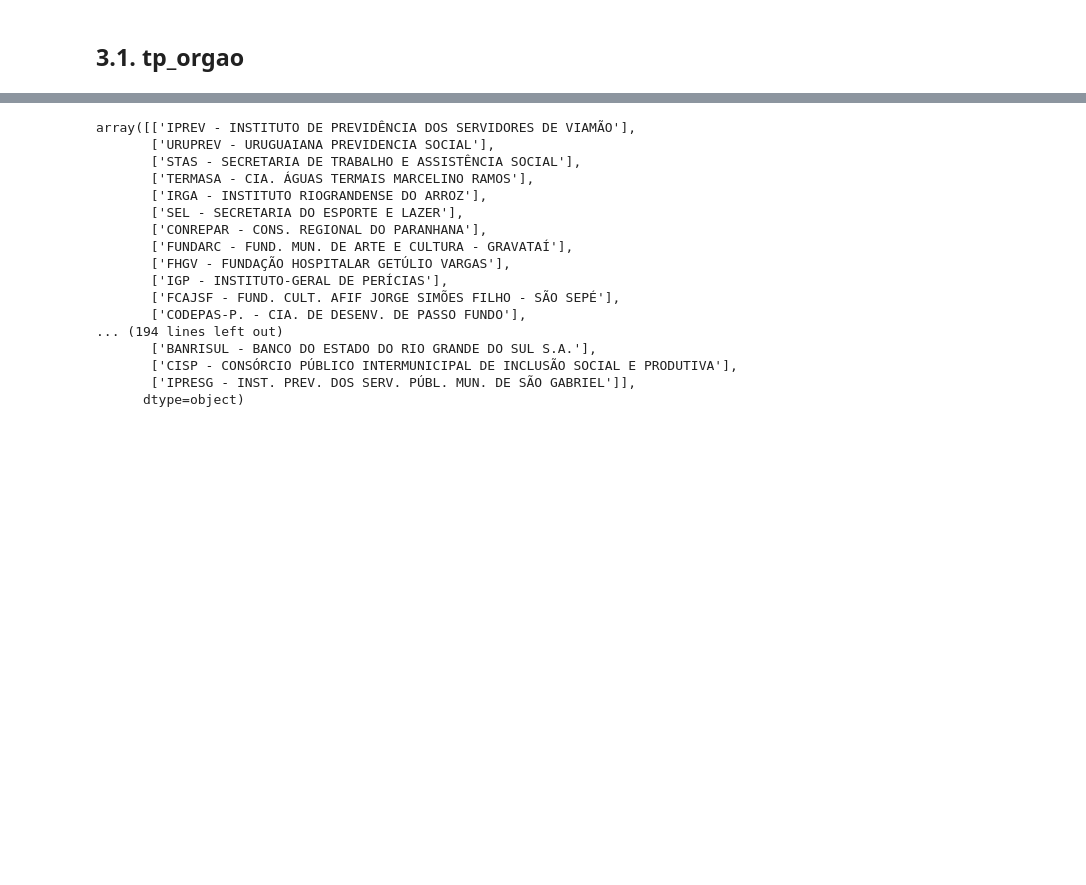
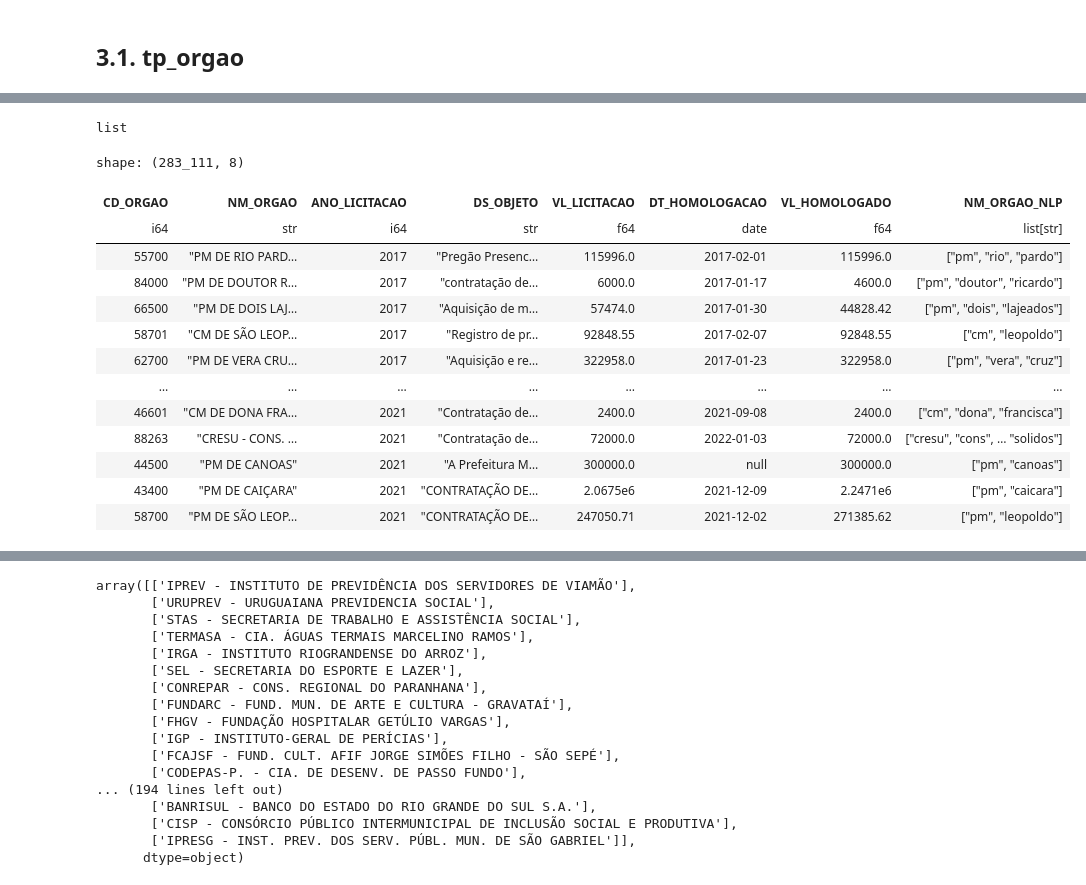
Before and after one commit to brunodifranco/mestrado-ufrgs-cmp617-tce, a Jupyter notebook: research/feature_engineering.ipynb, the cells around one changed output, grey strips where cells are left out. Drawn from its saved outputs; the diff is of its cells as text; code cells hidden in the pictures; blank space fills up the shorter version.

```diff
--- a/research/feature_engineering.ipynb
+++ b/research/feature_engineering.ipynb
@@ -412,0 +602,21 @@ others = ['SUPERINTENDÊNCIA DO PORTO DE RIO GRANDE',
+# %%
+type(banks)
+# %% [output]
+list
+# %%
+df.collect()
+# %% [output]
+shape: (283_111, 8)
+| CD_ORGAO | NM_ORGAO | ANO_LICITACAO | DS_OBJETO | VL_LICITACAO | DT_HOMOLOGACAO | VL_HOMOLOGADO | NM_ORGAO_NLP |
+| i64 | str | i64 | str | f64 | date | f64 | list[str] |
+| 55700 | "PM DE RIO PARD… | 2017 | "Pregão Presenc… | 115996.0 | 2017-02-01 | 115996.0 | ["pm", "rio", "pardo"] |
+| 84000 | "PM DE DOUTOR R… | 2017 | "contratação de… | 6000.0 | 2017-01-17 | 4600.0 | ["pm", "doutor", "ricardo"] |
+| 66500 | "PM DE DOIS LAJ… | 2017 | "Aquisição de m… | 57474.0 | 2017-01-30 | 44828.42 | ["pm", "dois", "lajeados"] |
+| 58701 | "CM DE SÃO LEOP… | 2017 | "Registro de pr… | 92848.55 | 2017-02-07 | 92848.55 | ["cm", "leopoldo"] |
+| 62700 | "PM DE VERA CRU… | 2017 | "Aquisição e re… | 322958.0 | 2017-01-23 | 322958.0 | ["pm", "vera", "cruz"] |
+| … | … | … | … | … | … | … | … |
+| 46601 | "CM DE DONA FRA… | 2021 | "Contratação de… | 2400.0 | 2021-09-08 | 2400.0 | ["cm", "dona", "francisca"] |
+| 88263 | "CRESU - CONS. … | 2021 | "Contratação de… | 72000.0 | 2022-01-03 | 72000.0 | ["cresu", "cons", … "solidos"] |
+| 44500 | "PM DE CANOAS" | 2021 | "A Prefeitura M… | 300000.0 | null | 300000.0 | ["pm", "canoas"] |
+| 43400 | "PM DE CAIÇARA" | 2021 | "CONTRATAÇÃO DE… | 2.0675e6 | 2021-12-09 | 2.2471e6 | ["pm", "caicara"] |
+| 58700 | "PM DE SÃO LEOP… | 2021 | "CONTRATAÇÃO DE… | 247050.71 | 2021-12-02 | 271385.62 | ["pm", "leopoldo"] |
```
Also changed, not shown: parts of 11 cells of this notebook, 7 other files.
